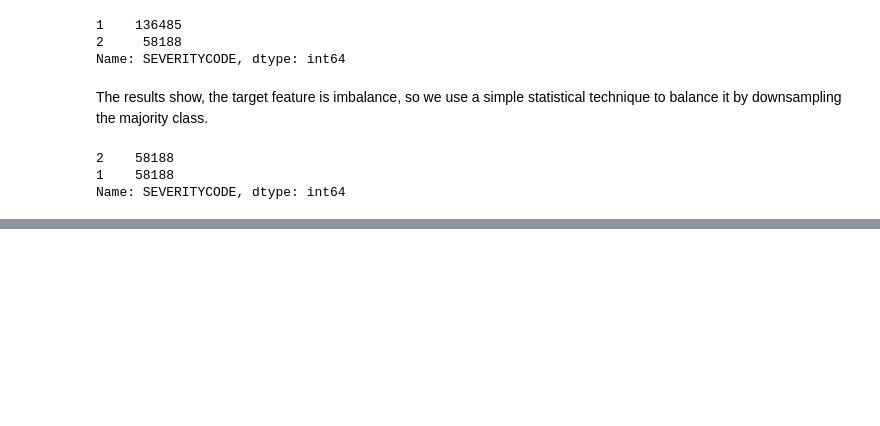
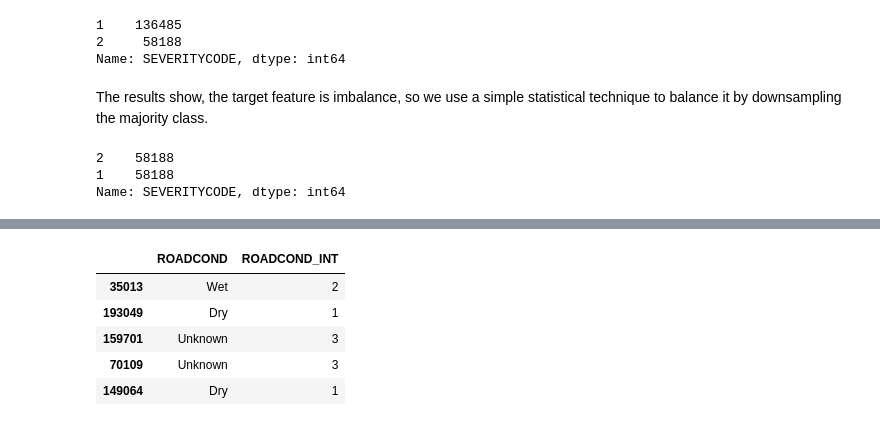
Before and after one commit to shubham225/Coursera-IBM_Data_Science, a Jupyter notebook: Capstone_Project_Car_Accident_Severity.ipynb, the cells around one changed output, grey strips where cells are left out. Drawn from its saved outputs; the diff is of its cells as text; code cells hidden in the pictures; blank space fills up the shorter version.

```diff
--- a/Capstone_Project_Car_Accident_Severity.ipynb
+++ b/Capstone_Project_Car_Accident_Severity.ipynb
@@ -91,0 +151,16 @@ Name: SEVERITYCODE, dtype: int64
+# %%
+# creating a dict file
+road_dict = {'Dry': 1,'Wet': 2,'Unknown': 3,'Ice': 4,'Snow/Slush': 5,'Other': 6,'Standing Water': 7,'Sand/Mud/Dirt': 8,'Oil': 9}
+
+# traversing through dataframe
+df_balanced.dropna(subset = ['ROADCOND'], inplace=True)
+df_balanced['ROADCOND_INT'] = df_balanced['ROADCOND'].map(road_dict)
+# %%
+df_balanced[['ROADCOND','ROADCOND_INT']].head()
+# %% [output]
+|  | ROADCOND | ROADCOND_INT |
+| 35013 | Wet | 2 |
+| 193049 | Dry | 1 |
+| 159701 | Unknown | 3 |
+| 70109 | Unknown | 3 |
+| 149064 | Dry | 1 |
```
Also changed, not shown: parts of 43 cells of this notebook.
